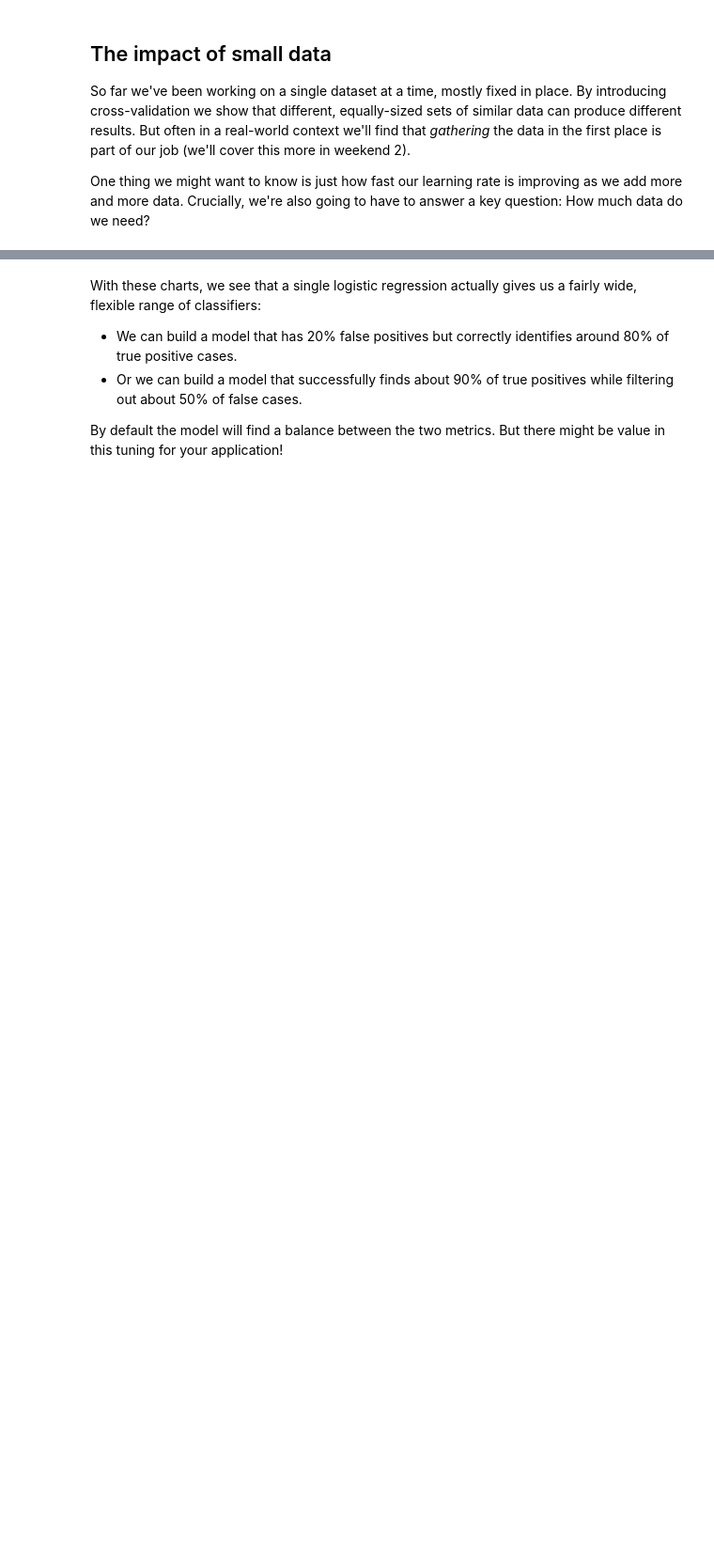
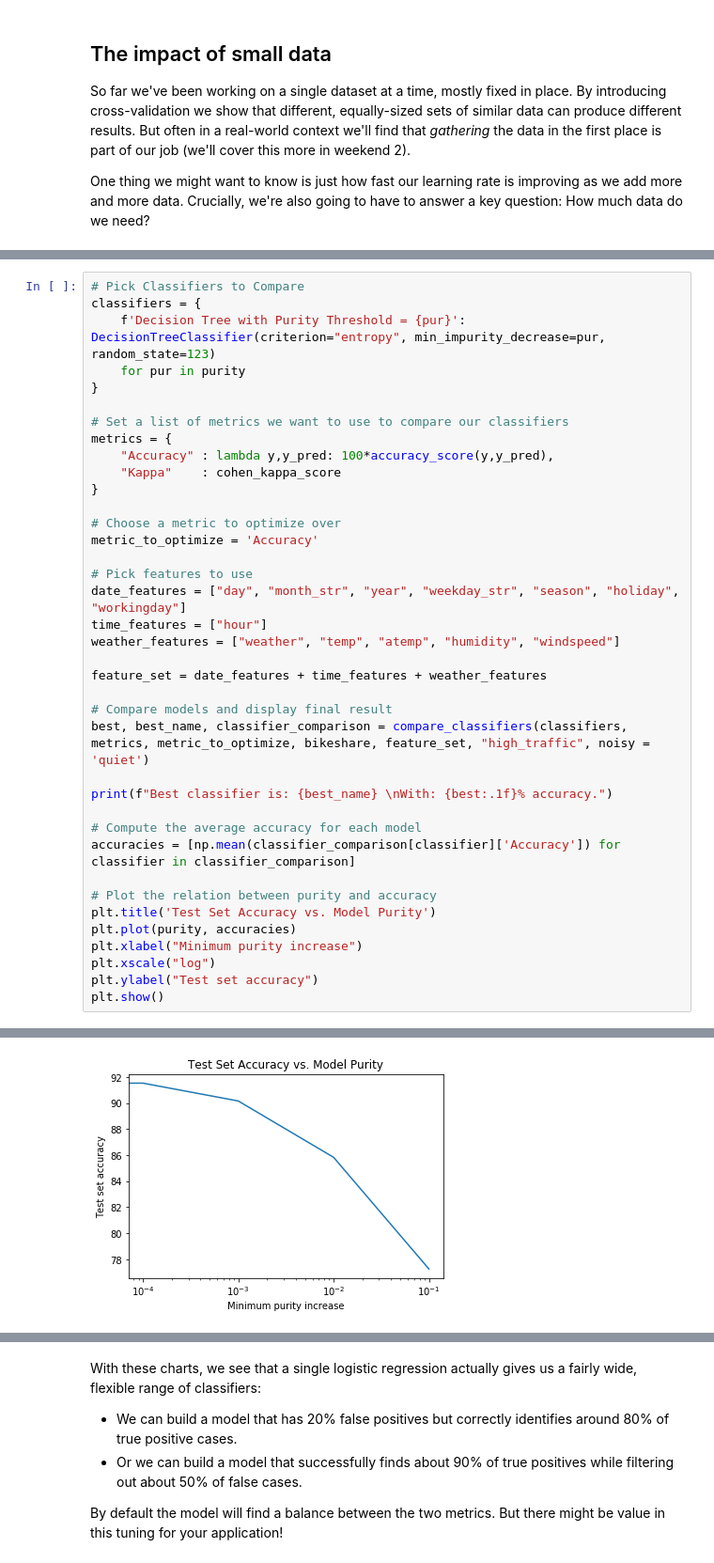
Before and after one commit to chetan-parthiban/MSSP608, a Jupyter notebook: Lectures/Day3_CrossValidation_Hyperparameters.ipynb, the cells around one changed output, grey strips where cells are left out. Shown at 94% size. Drawn from its saved outputs; the diff is of its cells as text; blank space fills up the shorter version.

```diff
--- a/Lectures/Day3_CrossValidation_Hyperparameters.ipynb
+++ b/Lectures/Day3_CrossValidation_Hyperparameters.ipynb
@@ -828,0 +580,39 @@ Text(0, 0.5, 'True Positive Rate')
+# %%
+# Pick Classifiers to Compare
+classifiers = {
+    f'Decision Tree with Purity Threshold = {pur}': DecisionTreeClassifier(criterion="entropy", min_impurity_decrease=pur, random_state=123)
+    for pur in purity
+}
+
+# Set a list of metrics we want to use to compare our classifiers
+metrics = {
+    "Accuracy" : lambda y,y_pred: 100*accuracy_score(y,y_pred),
+    "Kappa"    : cohen_kappa_score
+}
+
+# Choose a metric to optimize over
+metric_to_optimize = 'Accuracy'
+
+# Pick features to use
+date_features = ["day", "month_str", "year", "weekday_str", "season", "holiday", "workingday"]
+time_features = ["hour"]
+weather_features = ["weather", "temp", "atemp", "humidity", "windspeed"]
+
+feature_set = date_features + time_features + weather_features
+
+# Compare models and display final result
+best, best_name, classifier_comparison = compare_classifiers(classifiers, metrics, metric_to_optimize, bikeshare, feature_set, "high_traffic", noisy = 'quiet')
+
+print(f"Best classifier is: {best_name} \nWith: {best:.1f}% accuracy.")
+
+# Compute the average accuracy for each model
+accuracies = [np.mean(classifier_comparison[classifier]['Accuracy']) for classifier in classifier_comparison]
+
+# Plot the relation between purity and accuracy
+plt.title('Test Set Accuracy vs. Model Purity')
+plt.plot(purity, accuracies)
+plt.xlabel("Minimum purity increase")
+plt.xscale("log")
+plt.ylabel("Test set accuracy")
+plt.show()
+# %% [output]
@@ -828,0 +636 @@ Text(0, 0.5, 'True Positive Rate')
+[figure, added]
```
Also changed, not shown: parts of 77 cells of this notebook.
